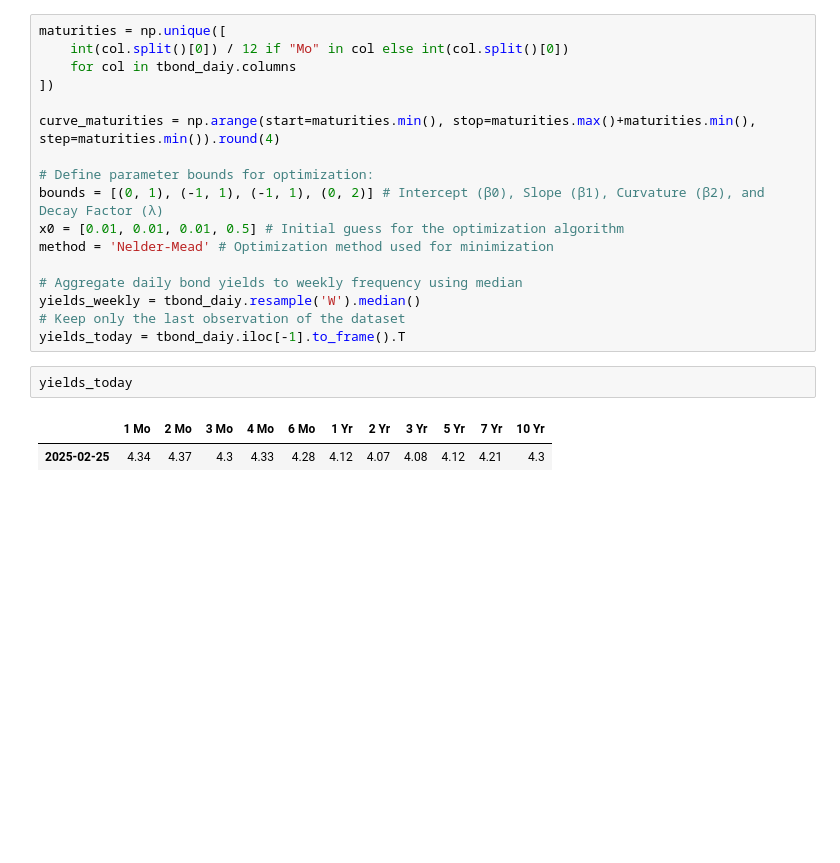
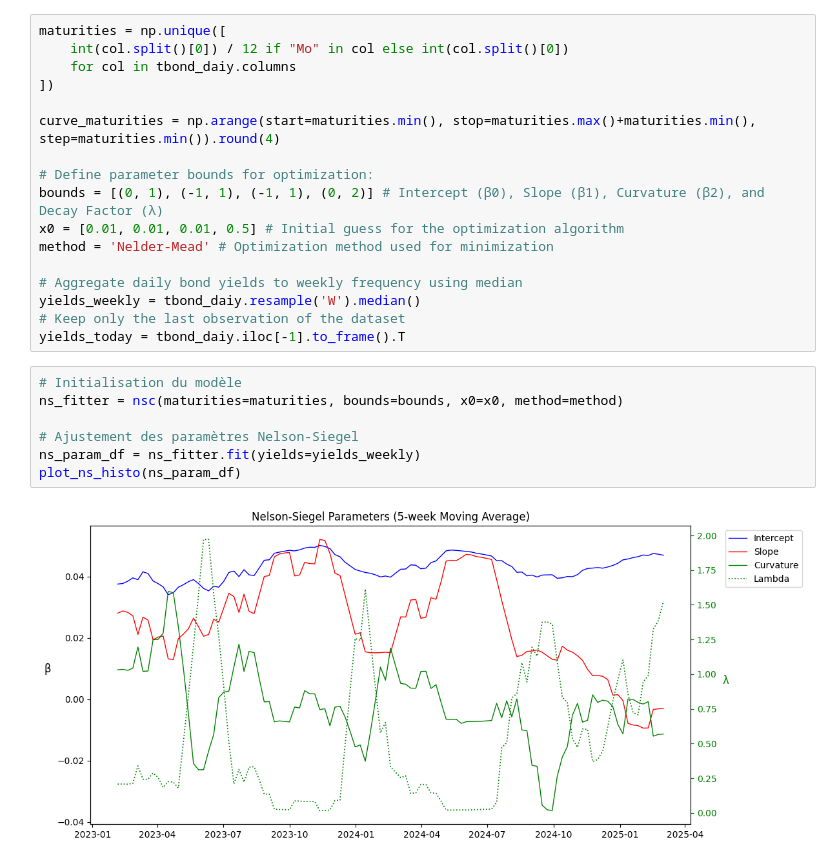
Before and after one commit to SuperWD40/Nelson_Siegel_Curvature, a Jupyter notebook: nelson_siegel_example.ipynb, the cells around one changed output. Drawn from its saved outputs; the diff is of its cells as text; blank space fills up the shorter version.

```diff
--- a/nelson_siegel_example.ipynb
+++ b/nelson_siegel_example.ipynb
@@ -24,8 +25,12 @@ method = 'Nelder-Mead' # Optimization method used for minimization
 yields_weekly = tbond_daiy.resample('W').median()
 # Keep only the last observation of the dataset
 yields_today = tbond_daiy.iloc[-1].to_frame().T
-# %%
-yields_today
-# %% [output]
-|  | 1 Mo | 2 Mo | 3 Mo | 4 Mo | 6 Mo | 1 Yr | 2 Yr | 3 Yr | 5 Yr | 7 Yr | 10 Yr |
-| 2025-02-25 | 4.34 | 4.37 | 4.3 | 4.33 | 4.28 | 4.12 | 4.07 | 4.08 | 4.12 | 4.21 | 4.3 |
+# %%
+# Initialisation du modèle
+ns_fitter = nsc(maturities=maturities, bounds=bounds, x0=x0, method=method)
+
+# Ajustement des paramètres Nelson-Siegel
+ns_param_df = ns_fitter.fit(yields=yields_weekly)
+plot_ns_histo(ns_param_df)
+# %% [output]
+[figure, added]
```
Also changed, not shown: parts of 2 cells of this notebook.
